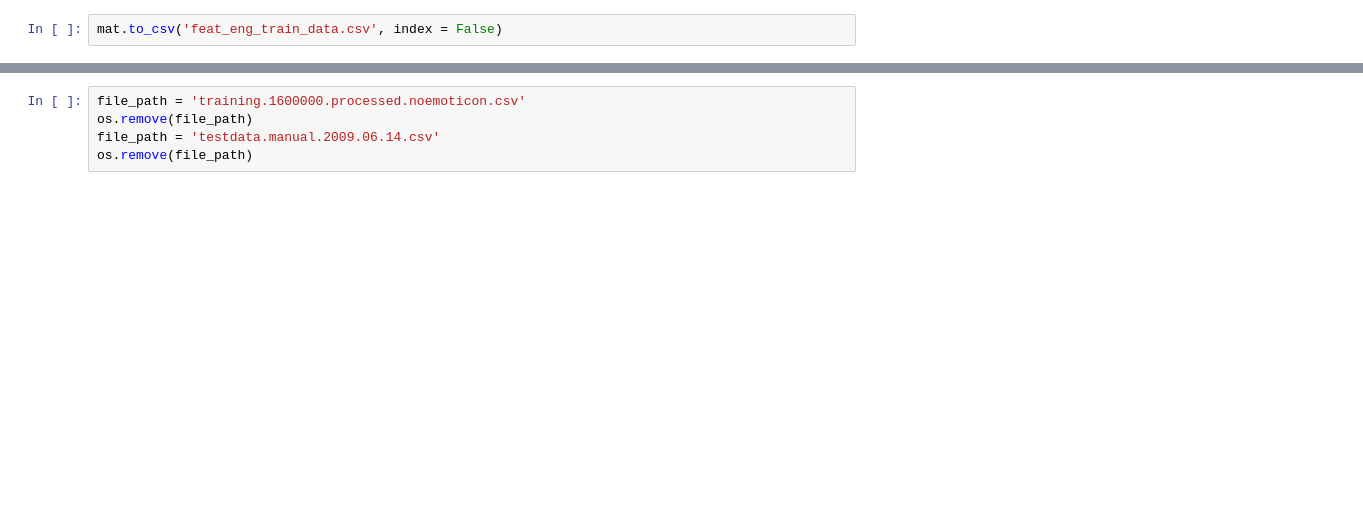
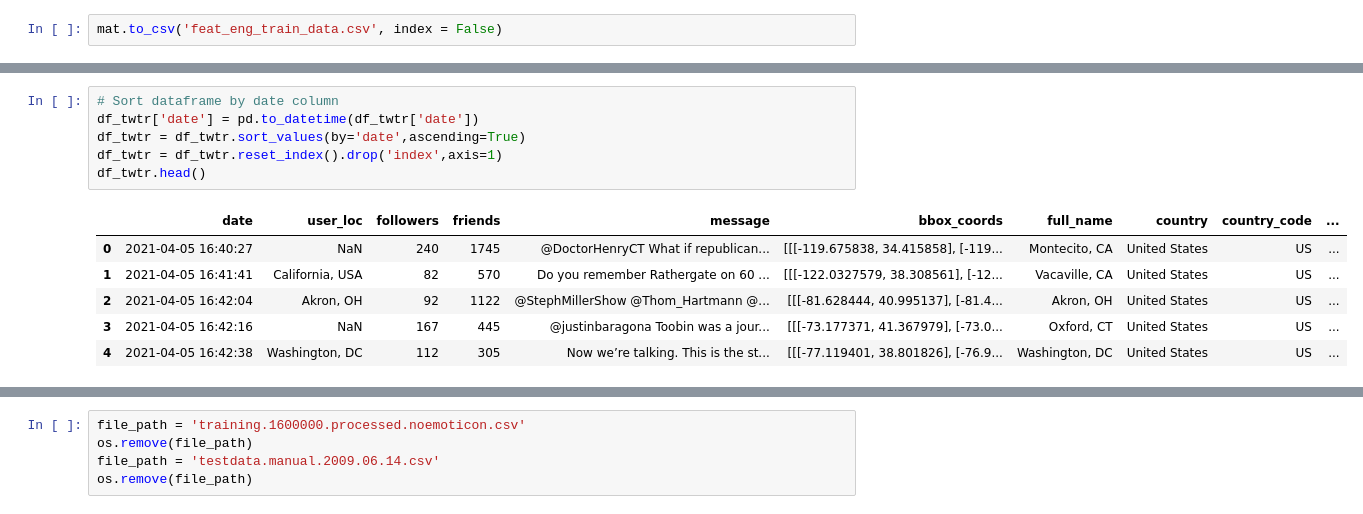
Before and after one commit to babybe11/COG403_Final_Project, a Jupyter notebook: Codes.ipynb, the cells around one changed output, grey strips where cells are left out. Drawn from its saved outputs; the diff is of its cells as text; blank space fills up the shorter version.

```diff
--- a/Codes.ipynb
+++ b/Codes.ipynb
@@ -279,0 +435,13 @@ mat.to_csv('feat_eng_train_data.csv', index = False)
+# %%
+# Sort dataframe by date column
+df_twtr['date'] = pd.to_datetime(df_twtr['date'])
+df_twtr = df_twtr.sort_values(by='date',ascending=True)
+df_twtr = df_twtr.reset_index().drop('index',axis=1)
+df_twtr.head()
+# %% [output]
+|  | date | user_loc | followers | friends | message | bbox_coords | full_name | country | country_code | ... |
+| 0 | 2021-04-05 16:40:27 | NaN | 240 | 1745 | @DoctorHenryCT What if republican... | [[[-119.675838, 34.415858], [-119... | Montecito, CA | United States | US | ... |
+| 1 | 2021-04-05 16:41:41 | California, USA | 82 | 570 | Do you remember Rathergate on 60 ... | [[[-122.0327579, 38.308561], [-12... | Vacaville, CA | United States | US | ... |
+| 2 | 2021-04-05 16:42:04 | Akron, OH | 92 | 1122 | @StephMillerShow @Thom_Hartmann @... | [[[-81.628444, 40.995137], [-81.4... | Akron, OH | United States | US | ... |
+| 3 | 2021-04-05 16:42:16 | NaN | 167 | 445 | @justinbaragona Toobin was a jour... | [[[-73.177371, 41.367979], [-73.0... | Oxford, CT | United States | US | ... |
+| 4 | 2021-04-05 16:42:38 | Washington, DC | 112 | 305 | Now we’re talking. This is the st... | [[[-77.119401, 38.801826], [-76.9... | Washington, DC | United States | US | ... |
```
Also changed, not shown: parts of 26 cells of this notebook.
